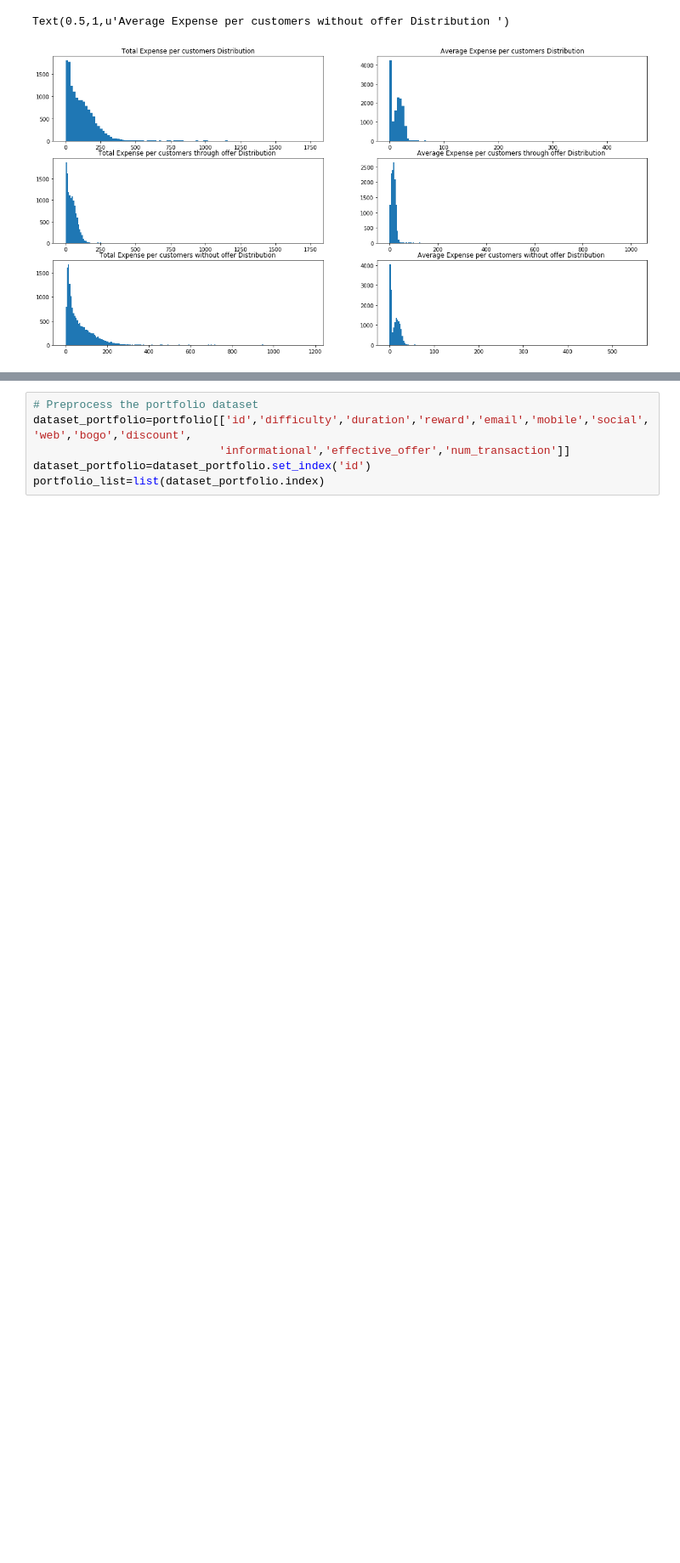
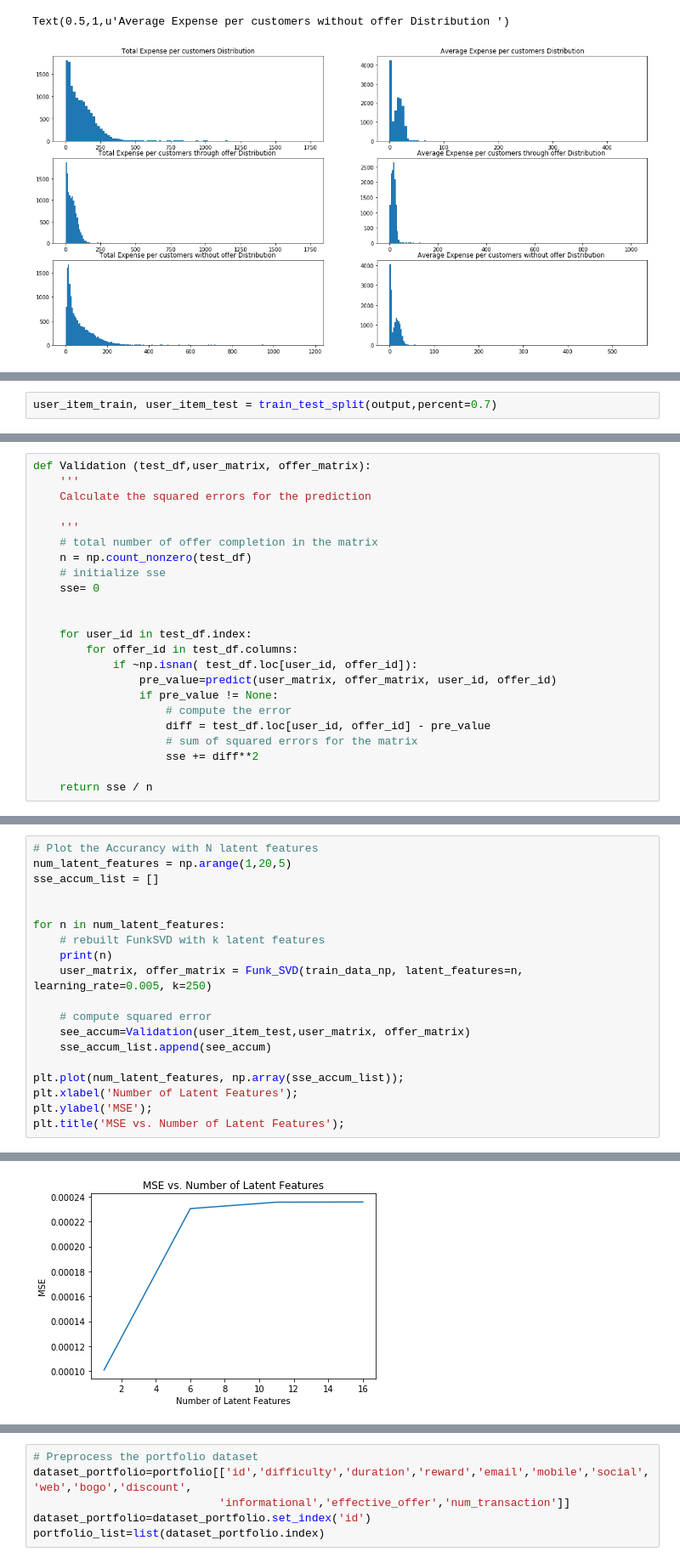
Before and after one commit to Ruby1993/starbuck-offer-recommendation, a Jupyter notebook: Starbucks_Capstone_notebook.ipynb, the cells around one changed output, grey strips where cells are left out. Shown at 85% size. Saved outputs shown, nothing was run; the diff lists cells and outputs as text; blank space fills up the shorter version.

```diff
--- a/Starbucks_Capstone_notebook.ipynb
+++ b/Starbucks_Capstone_notebook.ipynb
@@ -929,0 +1004,2 @@ In order to provide the offer to the targetted user with transaction succeed, we
+# %%
+user_item_train, user_item_test = train_test_split(output,percent=0.7)
@@ -929,0 +1120,23 @@ In order to provide the offer to the targetted user with transaction succeed, we
+# %%
+def Validation (test_df,user_matrix, offer_matrix):
+    '''
+    Calculate the squared errors for the prediction
+
+    '''
+    # total number of offer completion in the matrix
+    n = np.count_nonzero(test_df)
+    # initialize sse
+    sse= 0
+
+
+    for user_id in test_df.index:
+        for offer_id in test_df.columns:
+            if ~np.isnan( test_df.loc[user_id, offer_id]):
+                pre_value=predict(user_matrix, offer_matrix, user_id, offer_id)
+                if pre_value != None:
+                    # compute the error
+                    diff = test_df.loc[user_id, offer_id] - pre_value
+                    # sum of squared errors for the matrix
+                    sse += diff**2
+
+    return sse / n
@@ -929,0 +1145,20 @@ In order to provide the offer to the targetted user with transaction succeed, we
+# %%
+# Plot the Accurancy with N latent features
+num_latent_features = np.arange(1,20,5)
+sse_accum_list = []
+
+
+for n in num_latent_features:
+    # rebuilt FunkSVD with k latent features
+    print(n)
+    user_matrix, offer_matrix = Funk_SVD(train_data_np, latent_features=n, learning_rate=0.005, k=250)
+
+    # compute squared error
+    see_accum=Validation(user_item_test,user_matrix, offer_matrix)
+    sse_accum_list.append(see_accum)
+
+plt.plot(num_latent_features, np.array(sse_accum_list));
+plt.xlabel('Number of Latent Features');
+plt.ylabel('MSE');
+plt.title('MSE vs. Number of Latent Features');
+# %% [output]
@@ -929,0 +1182 @@ In order to provide the offer to the targetted user with transaction succeed, we
+[figure, added]
```
Also changed, not shown: parts of 44 cells of this notebook.
